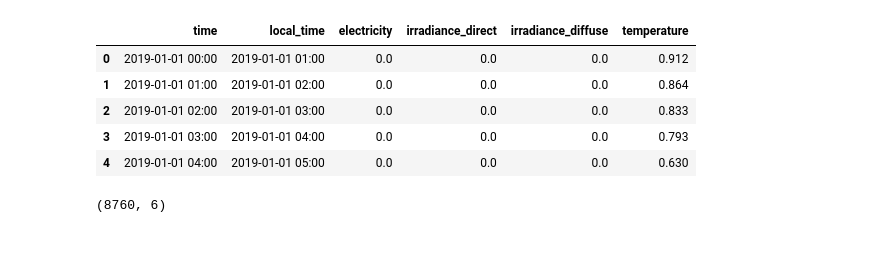
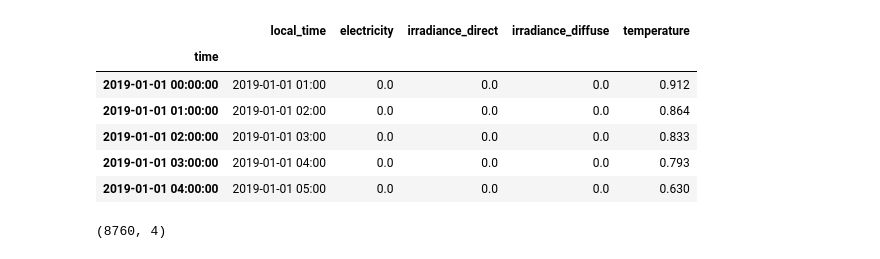
Before and after one commit to Davjes15/solar_forecasting, a Jupyter notebook: notebooks/pv_data_exploration.ipynb, the cells around one changed output. Cells and saved outputs as stored; diff of their text form; code cells hidden in the pictures.

Commit message:
data exploration

```diff
--- a/notebooks/pv_data_exploration.ipynb
+++ b/notebooks/pv_data_exploration.ipynb
@@ -5,13 +7,14 @@ import matplotlib.pyplot as plt
 # %%
 # Read the CSV file
 data_path = '../data/ninja_pv_48.1495_11.5700_corrected.csv'
-df = pd.read_csv(data_path, skiprows=3, sep=',')
+df_pv = pd.read_csv(data_path, skiprows=3, sep=',', parse_dates=["time"], index_col="time")
 # %%
-df.head()
+df_pv.head()
 # %% [output]
-|  | time | local_time | electricity | irradiance_direct | irradiance_diffuse | temperature |
-| 0 | 2019-01-01 00:00 | 2019-01-01 01:00 | 0.0 | 0.0 | 0.0 | 0.912 |
-| 1 | 2019-01-01 01:00 | 2019-01-01 02:00 | 0.0 | 0.0 | 0.0 | 0.864 |
-| 2 | 2019-01-01 02:00 | 2019-01-01 03:00 | 0.0 | 0.0 | 0.0 | 0.833 |
-| 3 | 2019-01-01 03:00 | 2019-01-01 04:00 | 0.0 | 0.0 | 0.0 | 0.793 |
-| 4 | 2019-01-01 04:00 | 2019-01-01 05:00 | 0.0 | 0.0 | 0.0 | 0.630 |
+|  | local_time | electricity | irradiance_direct | irradiance_diffuse | temperature |
+| time |  |  |  |  |  |
+| 2019-01-01 00:00:00 | 2019-01-01 01:00 | 0.0 | 0.0 | 0.0 | 0.912 |
+| 2019-01-01 01:00:00 | 2019-01-01 02:00 | 0.0 | 0.0 | 0.0 | 0.864 |
+| 2019-01-01 02:00:00 | 2019-01-01 03:00 | 0.0 | 0.0 | 0.0 | 0.833 |
+| 2019-01-01 03:00:00 | 2019-01-01 04:00 | 0.0 | 0.0 | 0.0 | 0.793 |
+| 2019-01-01 04:00:00 | 2019-01-01 05:00 | 0.0 | 0.0 | 0.0 | 0.630 |
@@ -18,4 +24,4 @@ df.head()
 # %%
-df.shape
+df_pv.shape
 # %% [output]
-(8760, 6)
+(8760, 4)
```
Also changed, not shown: parts of 29 cells of this notebook, 2 other files.
